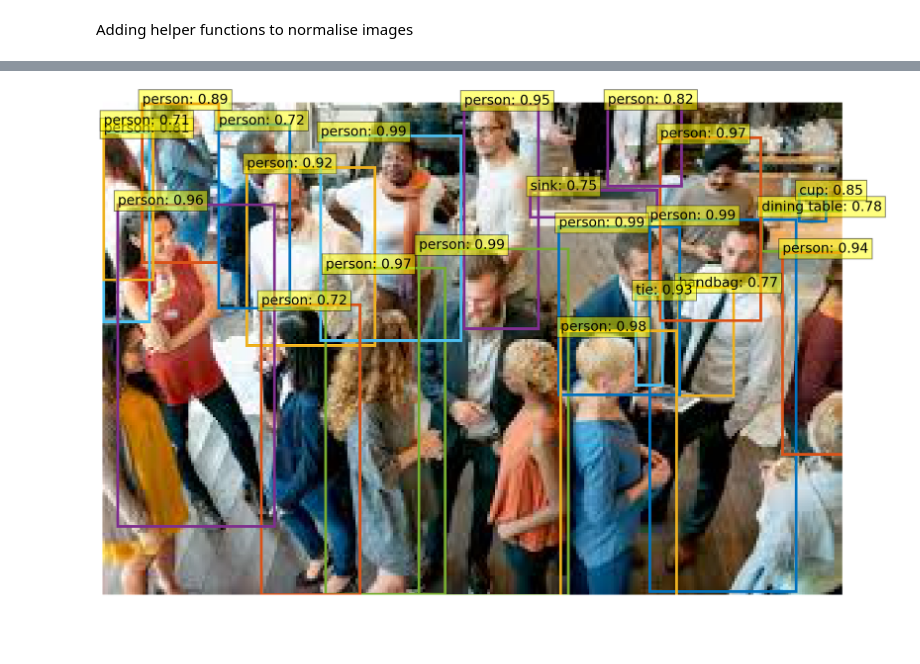
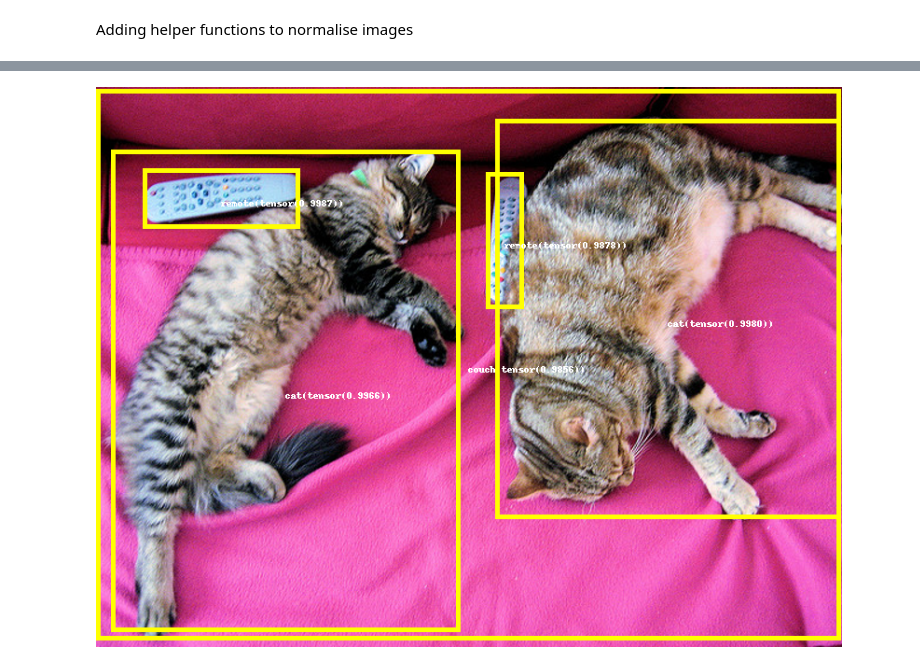
Before and after one commit to baiching/Paper-Implementations, a Jupyter notebook: Image Detection/ImageDetectionWithFBDetr.ipynb, the cells around one changed output, grey strips where cells are left out. Drawn from its saved outputs; the diff is of its cells as text; code cells hidden in the pictures; blank space fills up the shorter version.

```diff
--- a/Image Detection/ImageDetectionWithFBDetr.ipynb
+++ b/Image Detection/ImageDetectionWithFBDetr.ipynb
@@ -95,18 +72,6 @@ scores, boxes = detect(im, model, transform)
-# %%
-def plot_results(pil_img, prob, boxes):
-    plt.figure(figsize=(16,10))
-    plt.imshow(pil_img)
-    ax = plt.gca()
-    for p, (xmin, ymin, xmax, ymax), c in zip(prob, boxes.tolist(), COLORS * 100):
-        ax.add_patch(plt.Rectangle((xmin, ymin), xmax - xmin, ymax - ymin,
-                                   fill=False, color=c, linewidth=3))
-        cl = p.argmax()
-        text = f'{CLASSES[cl]}: {p[cl]:0.2f}'
-        ax.text(xmin, ymin, text, fontsize=15,
-                bbox=dict(facecolor='yellow', alpha=0.5))
-    plt.axis('off')
-    plt.show()
-
-plot_results(im, scores, boxes)
-# %% [output]
-[figure, removed]
+# %%
+link = "http://images.cocodataset.org/val2017/000000039769.jpg"
+
+img = requests.get(link, stream=True).raw
+img = Image.open(img).resize((800, 600))
+img = img.convert('RGB')
@@ -112,0 +82,22 @@ plot_results(im, scores, boxes)
+# %%
+pic = img.copy()
+drw = ImageDraw.Draw(pic)
+bboxes = outputs['pred_boxes'][0]
+logits = outputs['pred_logits']
+
+for boxes, logit, c in zip(bboxes, logits[0], COLORS*100):
+  cls = logit.argmax()
+  if cls >= len(CLASSES):
+    continue
+  label = CLASSES[cls]
+  pred = logit.softmax(-1).max(-1).values
+  box = boxes * torch.Tensor([800, 600, 800, 600])
+  x, y, w, h = box
+  x0, x1 = x-w//2, x+w//2
+  y0, y1 = y-h//2, y+h//2
+  drw.rectangle([x0, y0, x1, y1], outline="yellow", width=5)
+  drw.text((x, y), label +"(" + str(pred)+ ")", color=c)
+# %%
+pic
+# %% [output]
+[figure, added]
```
Also changed, not shown: parts of 6 cells of this notebook.
